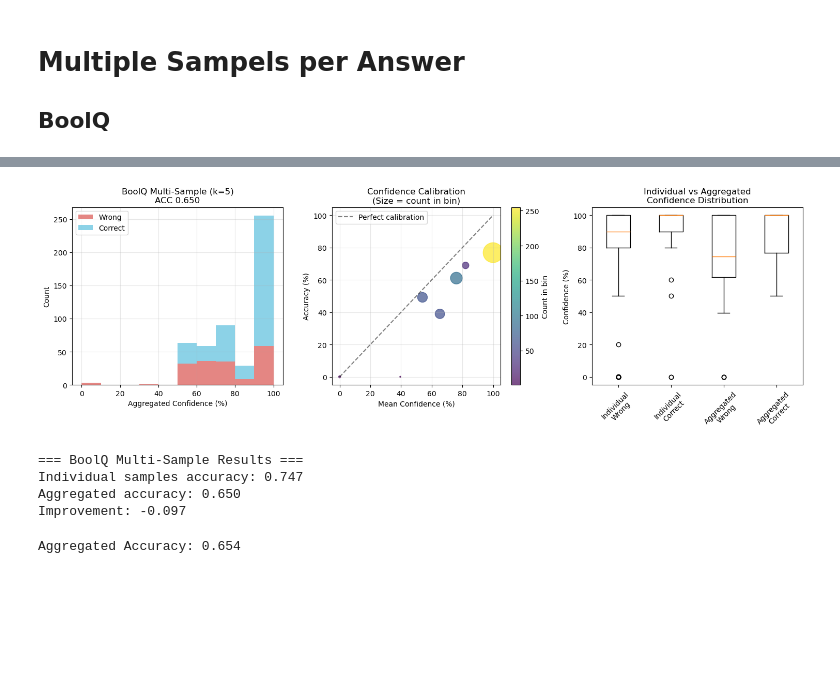
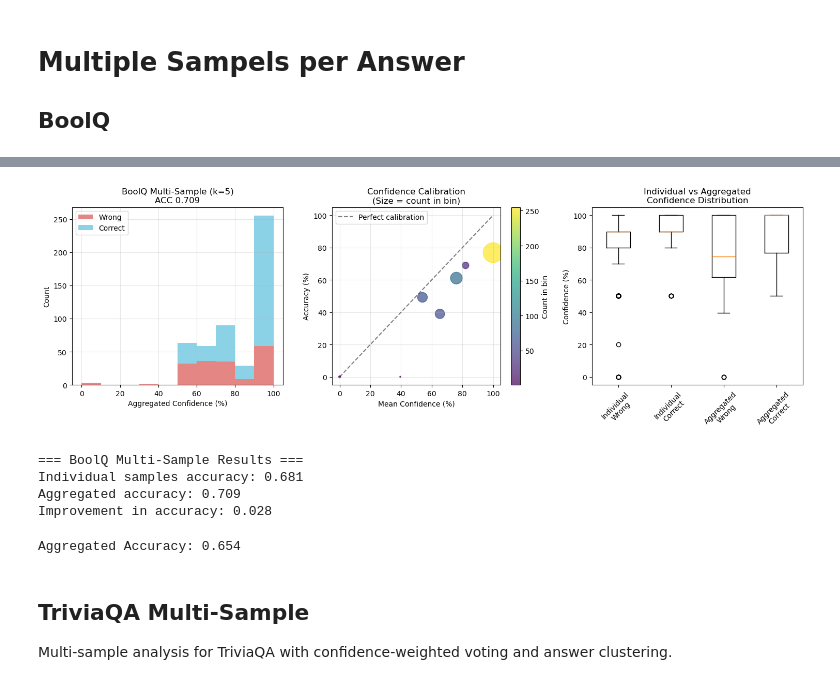
Before and after one commit to christian-hobelsberger/LLMUncertainty, a Jupyter notebook: analyze_confidence_output.ipynb, the cells around one changed output, grey strips where cells are left out. Cells and saved outputs as stored; diff of their text form; code cells hidden in the pictures; blank space fills up the shorter version.

```diff
--- a/analyze_confidence_output.ipynb
+++ b/analyze_confidence_output.ipynb
@@ -215,10 +100,10 @@ df_valid.shape
 import numpy as np
 
 # Create df_cm_valid and calculate average confidence for confusion matrix
-df_cm_valid = df_valid.copy()
+df_cm_valid_boolq = df_valid_boolq.copy()
 
 # Calculate average confidence for each (true_answer, predicted_answer) combination
-avg_conf = df_cm_valid.groupby(['answer', 'parsed_answer'])['parsed_confidence'].mean().unstack(fill_value=np.nan)
+avg_conf = df_cm_valid_boolq.groupby(['answer', 'parsed_answer'])['parsed_confidence'].mean().unstack(fill_value=np.nan)
 print("Average confidence by (True Answer, Predicted Answer):")
 print(avg_conf)
 # %% [output]
@@ -285,21 +172,21 @@ plt.show()
 # Calculate f1-score
 from sklearn.metrics import f1_score as sklearn_f1_score
 
-f1_val = sklearn_f1_score(df_cm_valid["answer"].astype(str), df_cm_valid["parsed_answer"], average="binary", pos_label="True")
+f1_val = sklearn_f1_score(df_cm_valid_boolq["answer"].astype(str), df_cm_valid_boolq["parsed_answer"], average="binary", pos_label="True")
 
 # Create more bins with smaller intervals
 bins = np.arange(0, 101, 5)  # 5% intervals from 0 to 100
 
 # Use df_cm_valid to define correct and wrong
-correct = df_cm_valid[df_cm_valid["answer"].astype(str) == df_cm_valid["parsed_answer"]]["parsed_confidence"]
-wrong = df_cm_valid[df_cm_valid["answer"].astype(str) != df_cm_valid["parsed_answer"]]["parsed_confidence"]
+correct = df_cm_valid_boolq[df_cm_valid_boolq["answer"].astype(str) == df_cm_valid_boolq["parsed_answer"]]["parsed_confidence"]
+wrong = df_cm_valid_boolq[df_cm_valid_boolq["answer"].astype(str) != df_cm_valid_boolq["parsed_answer"]]["parsed_confidence"]
 
 plt.figure(figsize=(10, 6))
 plt.hist([wrong, correct], bins=bins, stacked=True, color=["#d9534f", "#5bc0de"], label=["wrong answer", "correct answer"])
 
 plt.xlabel("Confidence (%)")
 plt.ylabel("Count")
-acc = (df_cm_valid["answer"].astype(str) == df_cm_valid["parsed_answer"]).mean()
+acc = (df_cm_valid_boolq["answer"].astype(str) == df_cm_valid_boolq["parsed_answer"]).mean()
 
 # Title with ACC and F1-Score
 plt.title("llama3.2 (boolQ)\nACC {:.2f} / F1-Score {:.2f}".format(acc, f1_val))
@@ -454,9 +229,11 @@ def parse_and_evaluate_trivia(df: pd.DataFrame) -> pd.DataFrame:
 # %%
+from parsing_and_evaluation import parse_and_evaluate_trivia, normalize_trivia_answer, parse_trivia_output, evaluate_trivia_answer
+
 # Example usage for TriviaQA
 # Load TriviaQA data (adjust filepath as needed)
-df_trivia = pd.read_csv("output/llm_confidence_elicitation/boolq_1000_llama_v2/trivia_verbalized_confidence_llama_batch_1000_llama_trivia_squad.csv")
+df_trivia = pd.read_csv("output/llm_confidence_elicitation/batch_1000_llama_v2/trivia_verbalized_confidence_llama_batch_1000_llama_trivia_squad.csv")
 
-# Parse and evaluate
+# Parse and evaluate using the modularized function from parsing_and_evaluation.py
 df_trivia = parse_and_evaluate_trivia(df_trivia)
 
 # Display results
@@ -465,6 +242,10 @@ print(f"Total samples: {len(df_trivia)}")
 print(f"Valid parsed answers: {df_trivia['parsed_answer'].notna().sum()}")
 print(f"Valid confidences: {df_trivia['parsed_confidence'].notna().sum()}")
 print(f"Accuracy: {df_trivia['is_correct'].mean():.3f}")
+
+# Show first few rows to verify parsing
+print("\nFirst few parsed results:")
+print(df_trivia[['parsed_answer', 'parsed_confidence', 'is_correct']].head())
 
 # # Example of testing the parser on sample outputs
 # test_outputs = [
@@ -888,10 +1026,10 @@ plt.figure(figsize=(15, 5))
 # 1. Confidence distribution histogram
 plt.subplot(1, 3, 1)
 bins = np.arange(0, 101, 10)
-correct_conf = eval_df[eval_df["is_correct"]]["agg_confidence"]
-wrong_conf = eval_df[~eval_df["is_correct"]]["agg_confidence"]
+correct_conf_boolq_agg = eval_df_boolq_agg[eval_df_boolq_agg["is_correct"]]["agg_confidence"]
+wrong_conf_boolq_agg = eval_df_boolq_agg[~eval_df_boolq_agg["is_correct"]]["agg_confidence"]
 
-plt.hist([wrong_conf, correct_conf], bins=bins, stacked=True,
+plt.hist([wrong_conf_boolq_agg, correct_conf_boolq_agg], bins=bins, stacked=True,
          color=["#d9534f", "#5bc0de"], label=["Wrong", "Correct"], alpha=0.7)
 plt.xlabel("Aggregated Confidence (%)")
 plt.ylabel("Count")
@@ -902,8 +1040,8 @@ plt.grid(True, alpha=0.3)
 # 2. Confidence calibration plot
 plt.subplot(1, 3, 2)
 conf_bins = np.arange(0, 111, 10)  # Fixed: include 100% bin
-eval_df["conf_bin"] = pd.cut(eval_df["agg_confidence"], bins=conf_bins, right=False)
-calib = eval_df.groupby("conf_bin").agg(
+eval_df_boolq_agg["conf_bin"] = pd.cut(eval_df_boolq_agg["agg_confidence"], bins=conf_bins, right=False)
+calib = eval_df_boolq_agg.groupby("conf_bin").agg(
     mean_conf=("agg_confidence", "mean"),
     accuracy=("is_correct", "mean"),
     count=("is_correct", "count")
@@ -916,41 +1054,41 @@ plt.xlabel("Mean Confidence (%)")
 plt.ylabel("Accuracy (%)")
 plt.title("Confidence Calibration\n(Size = count in bin)")
 plt.legend()
 plt.grid(True, alpha=0.3)
 plt.colorbar(scatter, label='Count in bin')  # Added colorbar
 
 # 3. Box plot comparing single vs aggregated confidence
 plt.subplot(1, 3, 3)
 # Get individual sample confidences for comparison
-individual_valid = df.dropna(subset=["parsed_confidence"])
+individual_valid = df_boolq_multi.dropna(subset=["parsed_confidence"])
 individual_correct = individual_valid.apply(lambda row:
-    normalize_boolq(row["parsed_answer"]) == "true", axis=1)
+    normalize_boolq_multi(row["parsed_answer"]) == "true", axis=1)
 
 box_data = [
     individual_valid[~individual_correct]["parsed_confidence"],
     individual_valid[individual_correct]["parsed_confidence"],
-    eval_df[~eval_df["is_correct"]]["agg_confidence"],
-    eval_df[eval_df["is_correct"]]["agg_confidence"]
+    eval_df_boolq_agg[~eval_df_boolq_agg["is_correct"]]["agg_confidence"],
+    eval_df_boolq_agg[eval_df_boolq_agg["is_correct"]]["agg_confidence"]
 ]
 box_labels = ["Individual\nWrong", "Individual\nCorrect", "Aggregated\nWrong", "Aggregated\nCorrect"]
 
 plt.boxplot(box_data, labels=box_labels)
 plt.ylabel("Confidence (%)")
 plt.title("Individual vs Aggregated\nConfidence Distribution")
 plt.xticks(rotation=45)
 
 plt.tight_layout()
 plt.savefig("figures/metrics/confidence_elicitation/boolq_multi_sample_analysis.png", dpi=150)
 plt.show()
 
 print(f"\n=== BoolQ Multi-Sample Results ===")
 print(f"Individual samples accuracy: {individual_correct.mean():.3f}")
 print(f"Aggregated accuracy: {acc:.3f}")
-print(f"Improvement: {acc - individual_correct.mean():.3f}")
+print(f"Improvement in accuracy: {acc - individual_correct.mean():.3f}")
 # %% [output]
-[figure, old version]
+[figure, new version]
 === BoolQ Multi-Sample Results ===
-Individual samples accuracy: 0.747
-Aggregated accuracy: 0.650
-Improvement: -0.097
+Individual samples accuracy: 0.681
+Aggregated accuracy: 0.709
+Improvement in accuracy: 0.028
 # %%
@@ -960,2 +1098,6 @@ print(f"Aggregated Accuracy: {agg_accuracy.mean():.3f}")
 # %% [output]
 Aggregated Accuracy: 0.654
+# %% [markdown]
+## TriviaQA Multi-Sample
+
+Multi-sample analysis for TriviaQA with confidence-weighted voting and answer clustering.
```
Also changed, not shown: parts of 41 cells of this notebook, 18 other files.
